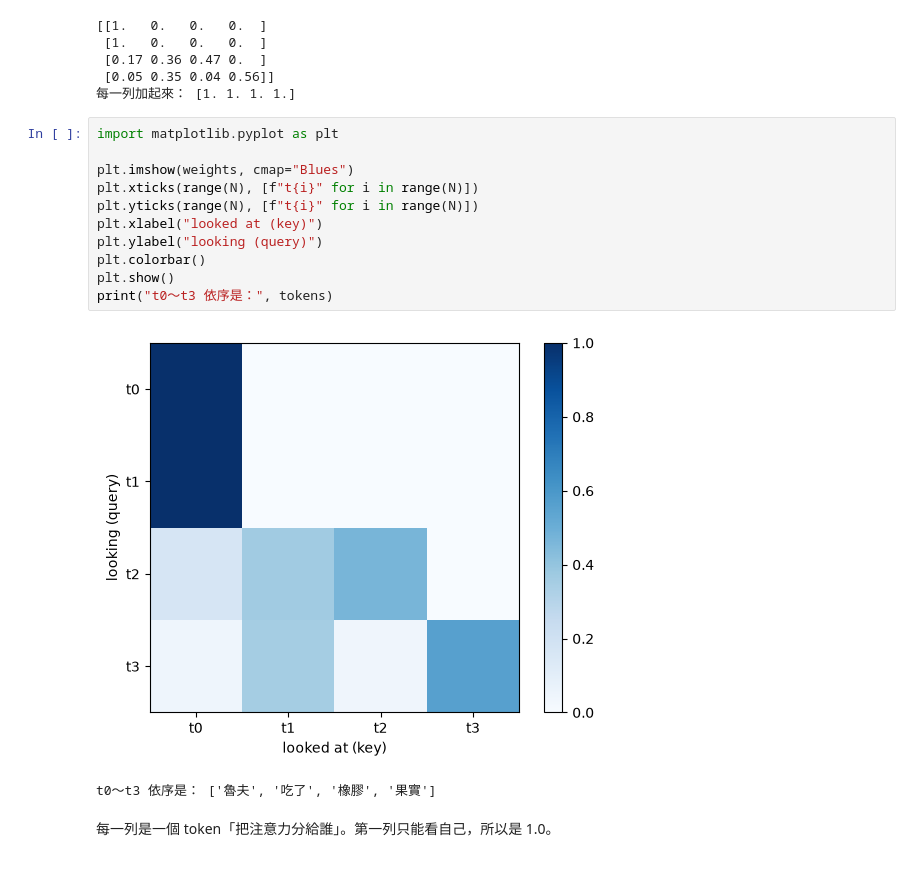
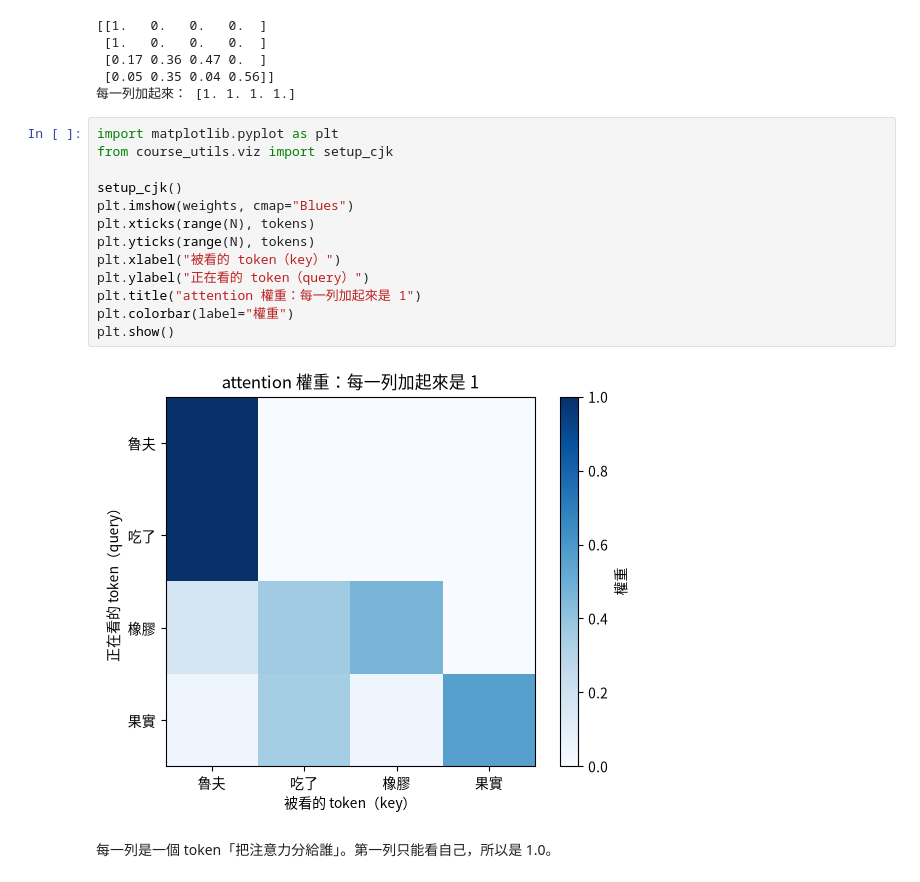
Before and after one commit to Zenobia000/awesome-ai-agent-tutorials-2026, a Jupyter notebook: modules/module-01-llm-local/03_attention.ipynb, the cells around one changed output. Drawn from its saved outputs; the diff is of its cells as text.

```diff
--- a/modules/module-01-llm-local/03_attention.ipynb
+++ b/modules/module-01-llm-local/03_attention.ipynb
@@ -81,18 +98,19 @@ print("每一列加起來：", weights.sum(axis=1))
 每一列加起來： [1. 1. 1. 1.]
 # %%
 import matplotlib.pyplot as plt
+from course_utils.viz import setup_cjk
 
+setup_cjk()
 plt.imshow(weights, cmap="Blues")
-plt.xticks(range(N), [f"t{i}" for i in range(N)])
-plt.yticks(range(N), [f"t{i}" for i in range(N)])
-plt.xlabel("looked at (key)")
-plt.ylabel("looking (query)")
-plt.colorbar()
+plt.xticks(range(N), tokens)
+plt.yticks(range(N), tokens)
+plt.xlabel("被看的 token（key）")
+plt.ylabel("正在看的 token（query）")
+plt.title("attention 權重：每一列加起來是 1")
+plt.colorbar(label="權重")
 plt.show()
-print("t0～t3 依序是：", tokens)
 # %% [output]
-[figure, old version]
+[figure, new version]
-t0～t3 依序是： ['魯夫', '吃了', '橡膠', '果實']
 # %% [markdown]
 每一列是一個 token「把注意力分給誰」。第一列只能看自己，所以是 1.0。
 # %% [markdown]
```
Also changed, not shown: parts of 2 cells of this notebook, 11 other files.
